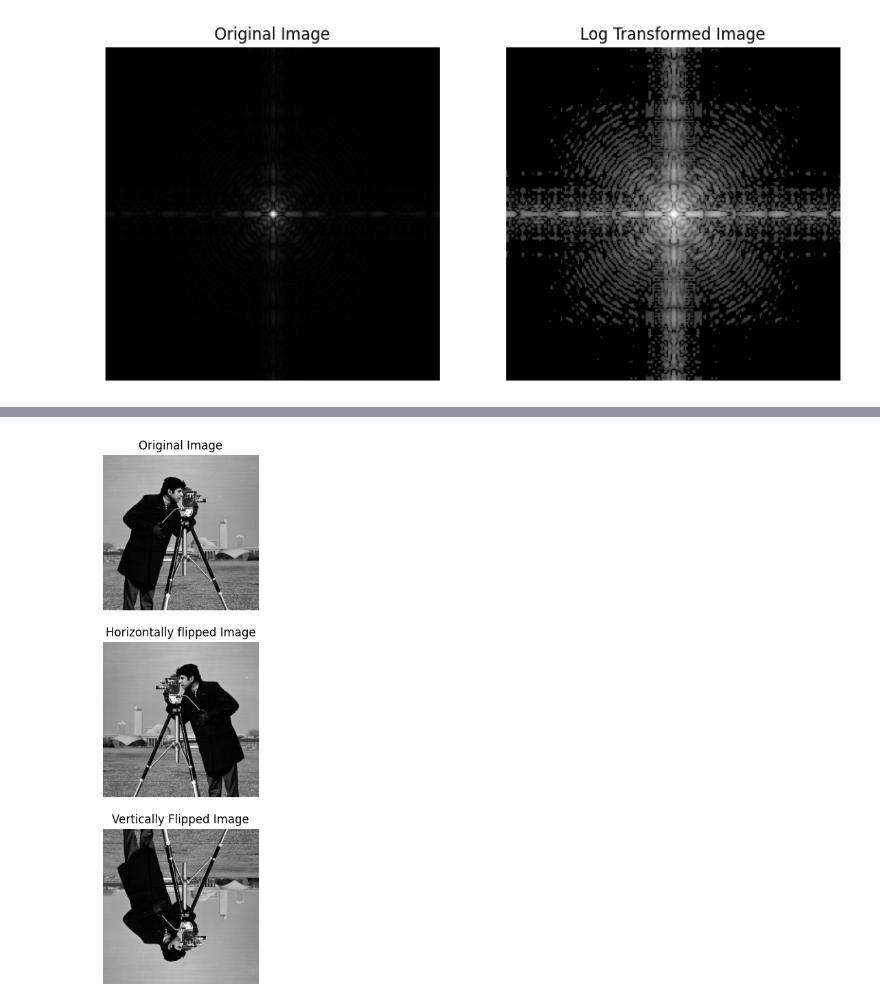
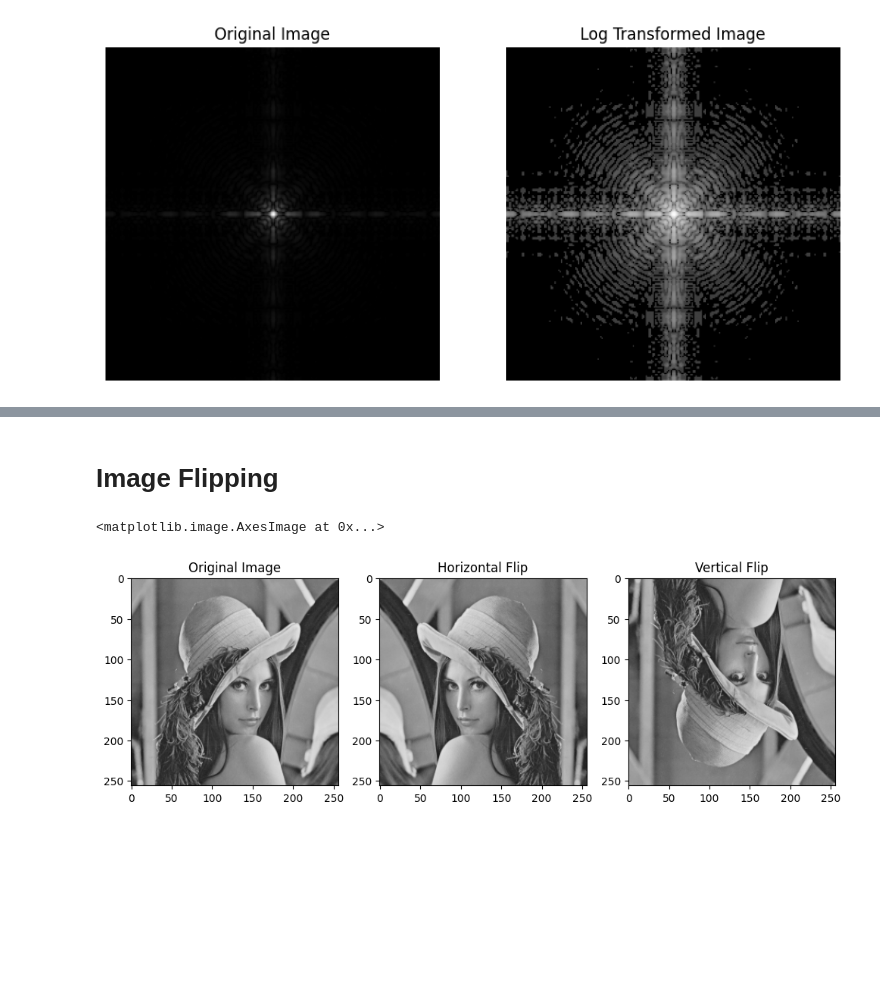
Before and after one commit to aayushthorat27/DIP_Codes, a Jupyter notebook: Exp2.ipynb, the cells around one changed output, grey strips where cells are left out. Saved outputs shown, nothing was run; the diff lists cells and outputs as text; code cells hidden in the pictures; blank space fills up the shorter version.

```diff
--- a/Exp2.ipynb
+++ b/Exp2.ipynb
@@ -144,31 +137,20 @@ plt.show()
+# %% [markdown]
+# Image Flipping
 # %%
-# Image flipping using for loop
-img3 = cv2.imread("DIP_IMAGES1/cameraman.bmp",cv2.IMREAD_GRAYSCALE)
-horizontal_img = np.zeros_like(img3,dtype=np.float32)
-vertical_img = np.zeros_like(img3,dtype=np.float32)
-m,n = img3.shape
-for i in range(m):
-    for j in range(n):
-        horizontal_img[i,j] = (img3[i][n - j - 1]).astype(np.uint8)
-        vertical_img[i,j] = (img3[m - i - 1][j]).astype(np.uint8)
+image = cv2.imread("Images/lena.bmp")
 
-plt.figure(figsize=(5,10))
-
-plt.subplot(3,1,1)
-plt.title("Original Image")
-plt.axis("off")
-plt.imshow(img3,cmap = 'gray')
-
-plt.subplot(3,1,2)
-plt.title("Horizontally flipped Image")
-plt.axis("off")
-plt.imshow(horizontal_img,cmap = 'gray')
-
-plt.subplot(3,1,3)
-plt.title("Vertically Flipped Image")
-plt.axis("off")
-plt.imshow(vertical_img ,cmap= 'gray')
-
-plt.show()
+flipped_image_vertical = cv2.flip(image,0) #Vertical Flip
+flipped_image_horizontal = cv2.flip(image,1) #Horizontal Flip
+plt.figure(figsize=(12, 8))
+plt.subplot(1,3,1)
+plt.title('Original Image')
+plt.imshow(image, cmap='gray')
+plt.subplot(1,3,2)
+plt.title('Horizontal Flip')
+plt.imshow(flipped_image_horizontal, cmap='gray')
+plt.subplot(1,3,3)
+plt.title('Vertical Flip')
+plt.imshow(flipped_image_vertical, cmap='gray')
 # %% [output]
+<matplotlib.image.AxesImage at 0x...>
-[figure, old version]
+[figure, new version]
```
Also changed, not shown: parts of 11 cells of this notebook, 4 other files.
